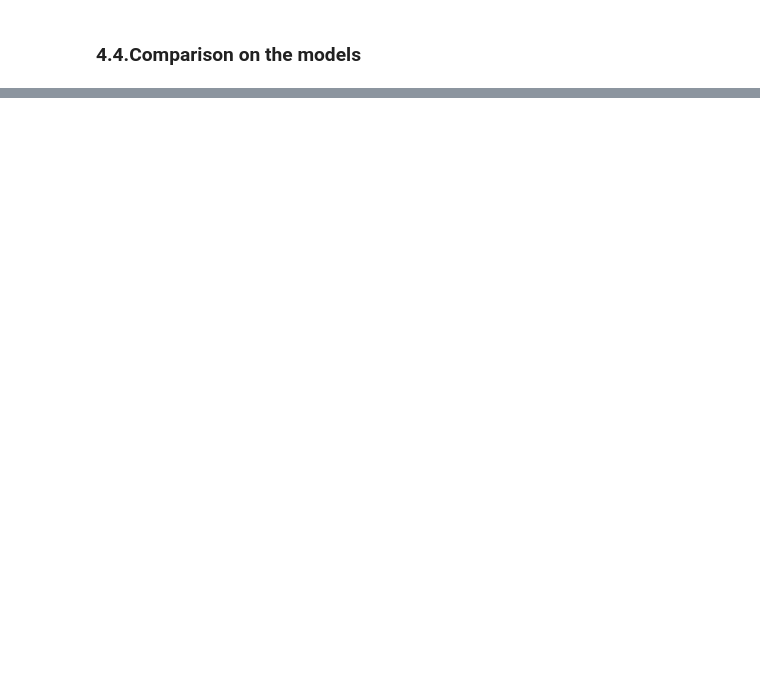
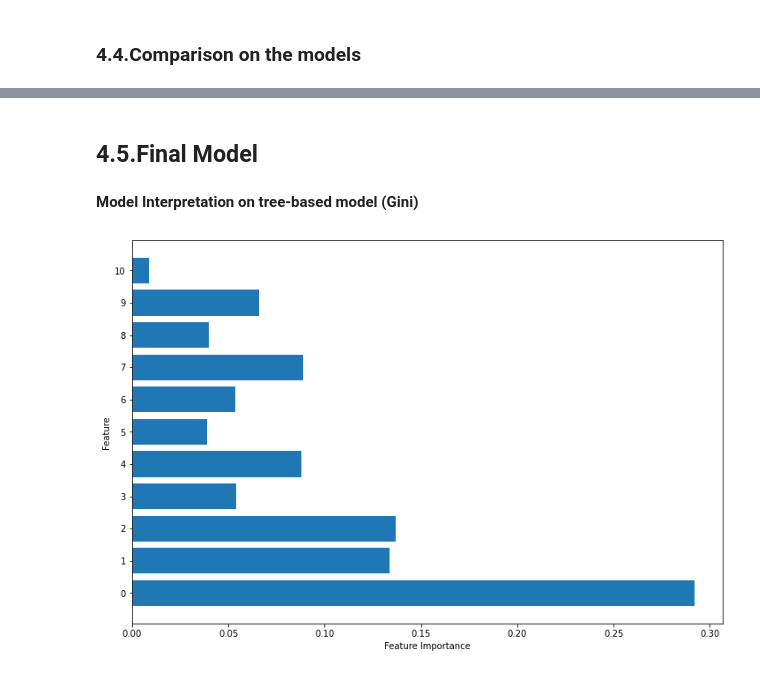
Before and after one commit to thikyi/DataScienceCapstone2, a Jupyter notebook: notebooks/Modeling.ipynb, the cells around one changed output, grey strips where cells are left out. Drawn from its saved outputs; the diff is of its cells as text; code cells hidden in the pictures; blank space fills up the shorter version.

```diff
--- a/notebooks/Modeling.ipynb
+++ b/notebooks/Modeling.ipynb
@@ -295,0 +324,23 @@ plt.show()
+# %% [markdown]
+## 4.5.Final Model
+# %% [markdown]
+<b>Model Interpretation on tree-based model (Gini)</b>
+# %%
+# Assuming X_train is a NumPy array
+X_train = pd.DataFrame(X_train)  # Convert to a DataFrame
+
+# Now you can access the columns
+features = X_train.columns
+
+
+# Assume dt_gini_model is your trained Decision Tree model
+feature_importance = dt_gini_model.feature_importances_
+
+plt.figure(figsize=(12, 8))
+plt.barh(range(len(feature_importance)), feature_importance, align='center')
+plt.yticks(range(len(feature_importance)), features)
+plt.xlabel('Feature Importance')
+plt.ylabel('Feature')
+plt.show()
+# %% [output]
+[figure, added]
```
Also changed, not shown: parts of 19 cells of this notebook, 2 other files.
